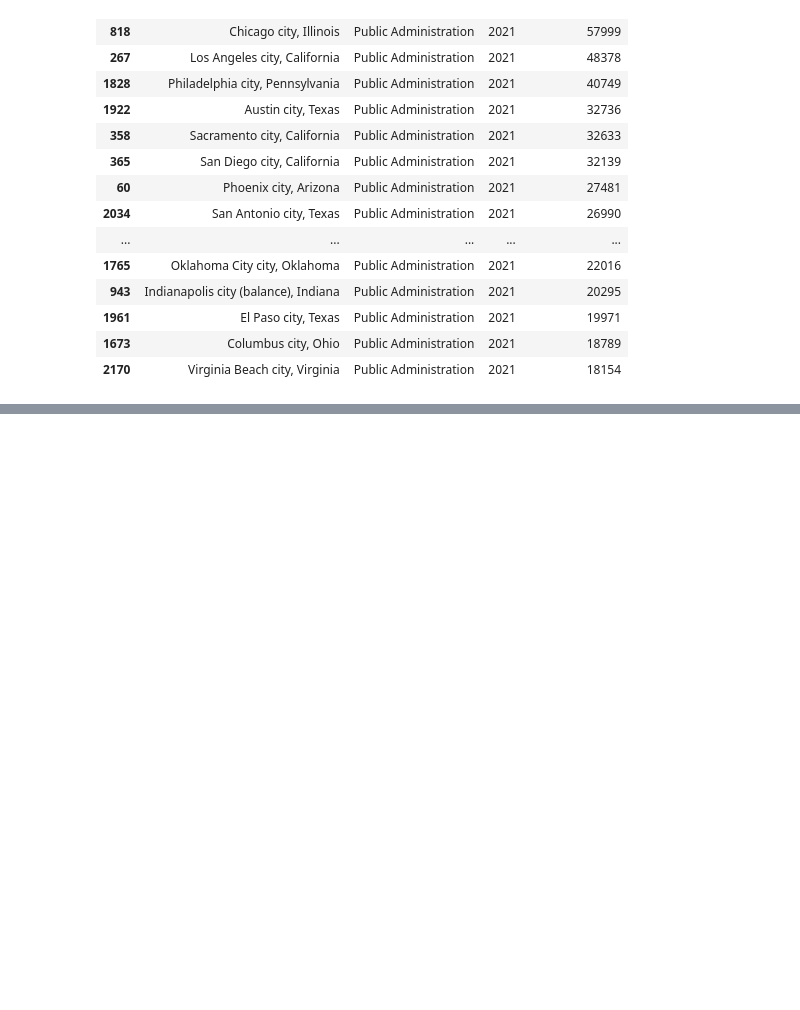
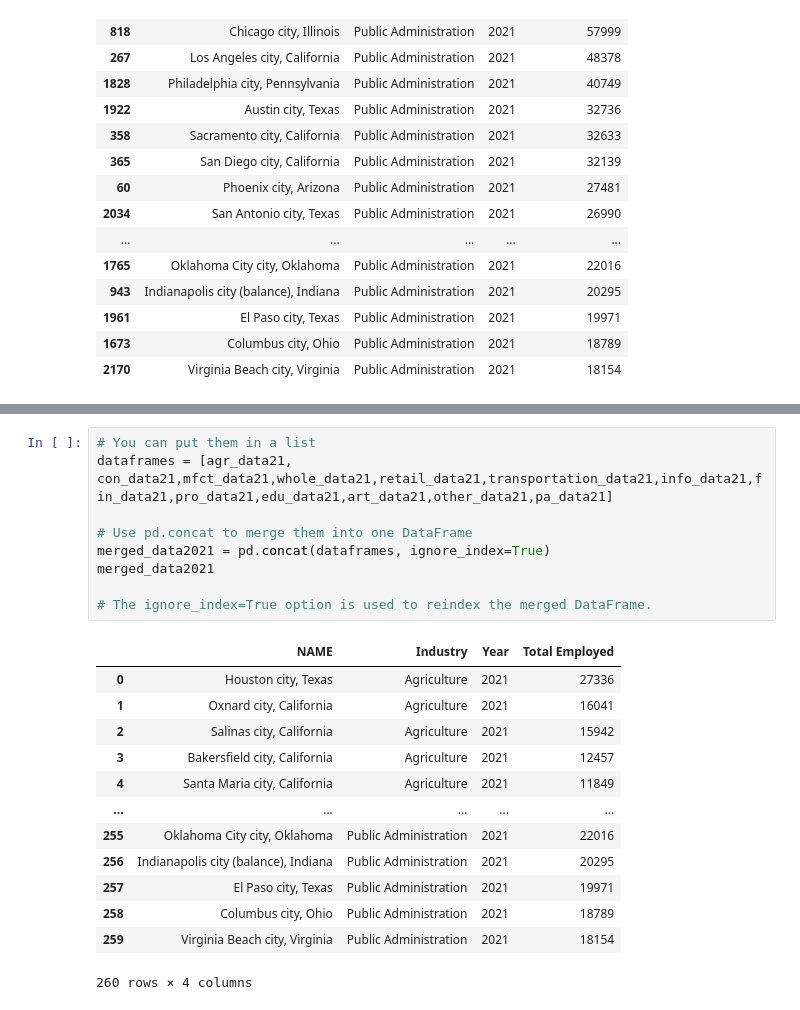
Before and after one commit to tcasteel/Project-3, a Jupyter notebook: census_api_test.ipynb, the cells around one changed output, grey strips where cells are left out. Cells and saved outputs as stored; diff of their text form; blank space fills up the shorter version.

```diff
--- a/census_api_test.ipynb
+++ b/census_api_test.ipynb
@@ -1177,0 +1211,23 @@ pa_data21
+# %%
+# You can put them in a list
+dataframes = [agr_data21, con_data21,mfct_data21,whole_data21,retail_data21,transportation_data21,info_data21,fin_data21,pro_data21,edu_data21,art_data21,other_data21,pa_data21]
+
+# Use pd.concat to merge them into one DataFrame
+merged_data2021 = pd.concat(dataframes, ignore_index=True)
+merged_data2021
+
+# The ignore_index=True option is used to reindex the merged DataFrame.
+# %% [output]
+|  | NAME | Industry | Year | Total Employed |
+| 0 | Houston city, Texas | Agriculture | 2021 | 27336 |
+| 1 | Oxnard city, California | Agriculture | 2021 | 16041 |
+| 2 | Salinas city, California | Agriculture | 2021 | 15942 |
+| 3 | Bakersfield city, California | Agriculture | 2021 | 12457 |
+| 4 | Santa Maria city, California | Agriculture | 2021 | 11849 |
+| ... | ... | ... | ... | ... |
+| 255 | Oklahoma City city, Oklahoma | Public Administration | 2021 | 22016 |
+| 256 | Indianapolis city (balance), Indiana | Public Administration | 2021 | 20295 |
+| 257 | El Paso city, Texas | Public Administration | 2021 | 19971 |
+| 258 | Columbus city, Ohio | Public Administration | 2021 | 18789 |
+| 259 | Virginia Beach city, Virginia | Public Administration | 2021 | 18154 |
+260 rows × 4 columns
```
Also changed, not shown: parts of 4 cells of this notebook, 1 other file.
